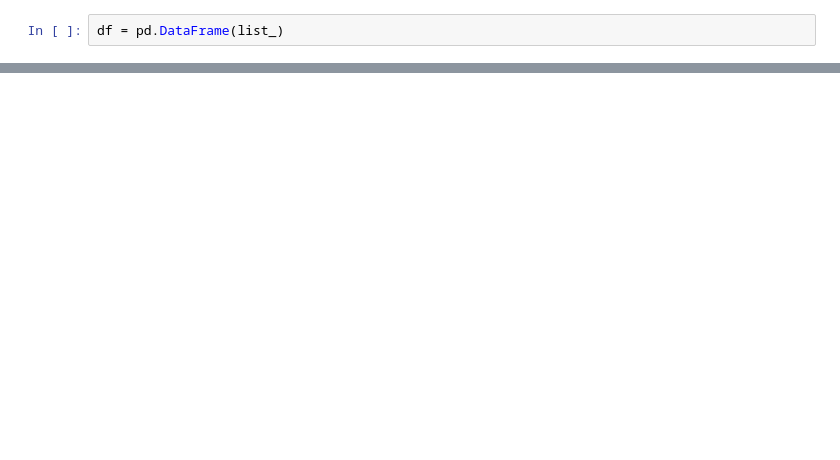
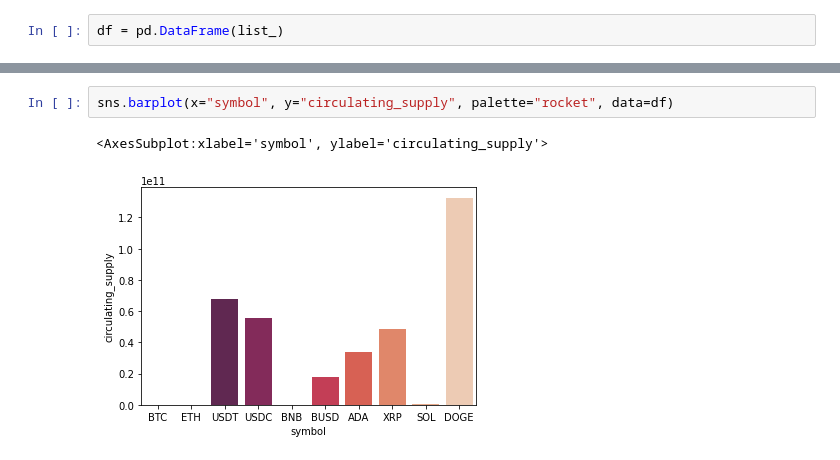
Before and after one commit to Lukas-Forst/100-Days-of-Code, a Jupyter notebook: Day41/using coin_market_cap.ipynb, the cells around one changed output, grey strips where cells are left out. Saved outputs shown, nothing was run; the diff lists cells and outputs as text; blank space fills up the shorter version.

Commit message:
Day43
update coinmarket cap added more visualization.
Next and probably? last update will be adding historical data to create a line chart.

```diff
--- a/Day41/using coin_market_cap.ipynb
+++ b/Day41/using coin_market_cap.ipynb
@@ -90,3 +76,8 @@ sns.barplot(x="symbol", y="market_cap", palette="rocket", data=df)
+# %%
+sns.barplot(x="symbol", y="circulating_supply", palette="rocket", data=df)
+# %% [output]
+<AxesSubplot:xlabel='symbol', ylabel='circulating_supply'>
+[figure, added]
 # %%
 from datetime import datetime,timedelta
 
```
Also changed, not shown: parts of 9 cells of this notebook.
